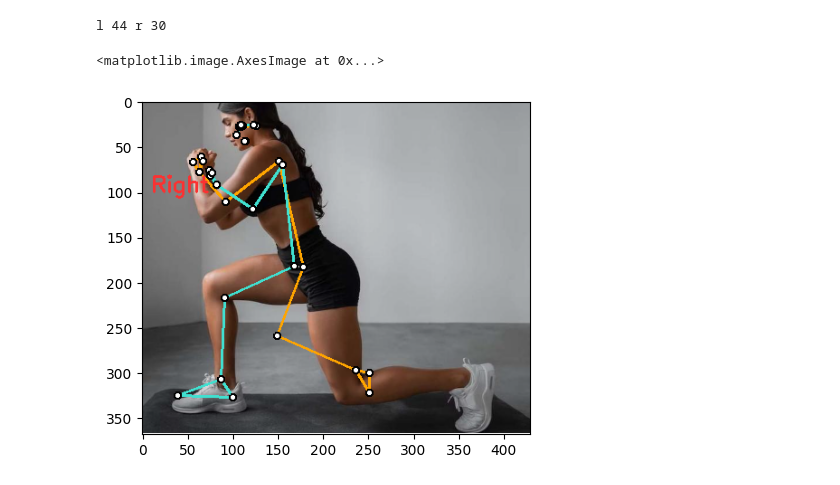
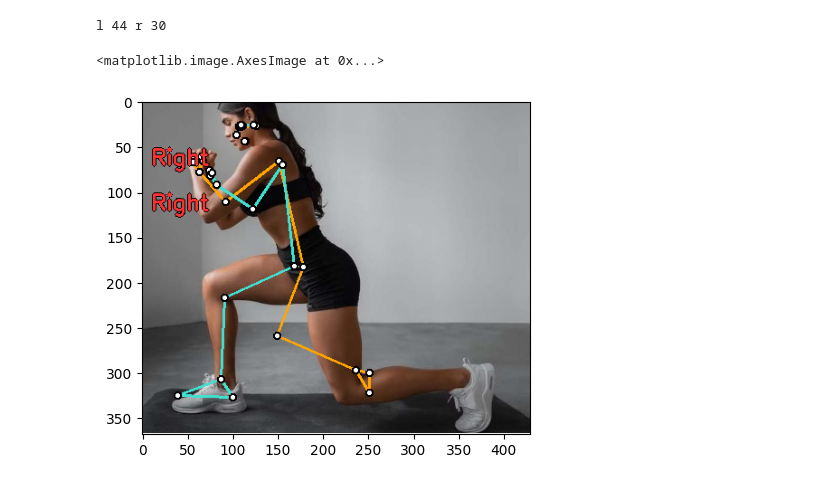
Before and after one commit to KKopilka/AI-FinessTrainer, a Jupyter notebook: test.ipynb, the cells around one changed output. Drawn from its saved outputs; the diff is of its cells as text; code cells hidden in the pictures.

```diff
--- a/test.ipynb
+++ b/test.ipynb
@@ -5,7 +5,7 @@ import matplotlib.pyplot as plt
 import numpy as np
 
 from ai_trainer.models import BlazePoseModel
-from ai_trainer.drawing import draw_pose, draw_text
+from ai_trainer.drawing import *
 from ai_trainer.feedback.lunges import give_feedback
 
 BLAZEPOSE_MODEL_PATH = "./models/blazepose_full.onnx"
@@ -23,6 +23,7 @@ img_h, img_w = image.shape[:2]
 # print(img_h, img_w)
 
 kps = blazepose_model.predict([image])[0]  # batch size is 1
+# print(kps[24])
 # print(kps)
 probs = kps.T[3]
 
@@ -30,37 +31,56 @@ if not all(probs<0):
     # denormalize keypoints:
     x, y, z = kps.T[:3]
     # x_img = x * img_w
     # y_img = y * img_h
     pose_3d = np.column_stack((x, y, z))
     pose_2d = np.column_stack((x, y))
 
     # plot keypoints on image
     sample = draw_pose(
         image=plot_image,
         keypoints=pose_2d,
         disposition="mediapipe", # blazepose keypoints are in mediapipe format
         thickness=2,
     )
 
     feedback, possible_corrections = give_feedback(pose_3d)
     number_corrections = len(list(feedback.keys())[1::])
 
-    y_text_pos = 0
+    y_text_pos1 = 0
+    y_text_pos2 = 0
     for correction in possible_corrections:
-        y_text_pos+=25
+        y_text_pos1+=25
+        y_text_pos2+=35
         if correction in list(feedback.keys()):
-            sample = draw_text(
+            sample = draw_text_with_border(
                 image=sample,
                 text=feedback[correction],
-                origin=(10, y_text_pos),
+                origin=(10, 70),
                 font_scale=0.8,
-                color=(250, 50, 50),
-                thickness=2,
+                font_face = cv2.FONT_HERSHEY_SIMPLEX,
+                color_in=(250, 50, 50),
+                thickness_in=2,
+                color_out= (0, 0, 0),
+                thickness_out = 3,
+
             )
+            sample = draw_text_with_border(
+                image=sample,
+                text=feedback[correction],
+                origin=(10, 120),
+                font_scale=0.8,
+                font_face = cv2.FONT_HERSHEY_SIMPLEX,
+                color_in=(250, 50, 50),
+                thickness_in=2,
+                color_out= (0, 0, 0),
+                thickness_out = 3,
 
+            )
+            hip_coord = kps[23]
+            # draw_dotted_line(sample, hip_coord, start=hip_coord[1]-80, end=hip_coord[1]+20, line_color=(0, 127, 255))
 plt.figure(figsize=(5, 5))
 plt.imshow(plot_image)
 # %% [output]
 l 44 r 30
 <matplotlib.image.AxesImage at 0x...>
-[figure, old version]
+[figure, new version]
```
Also changed, not shown: 15 other files.
